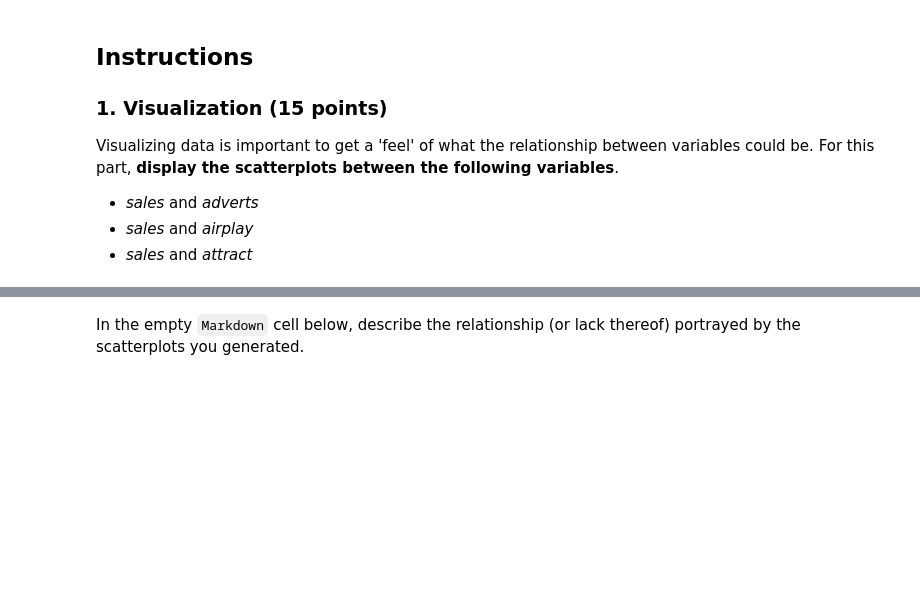
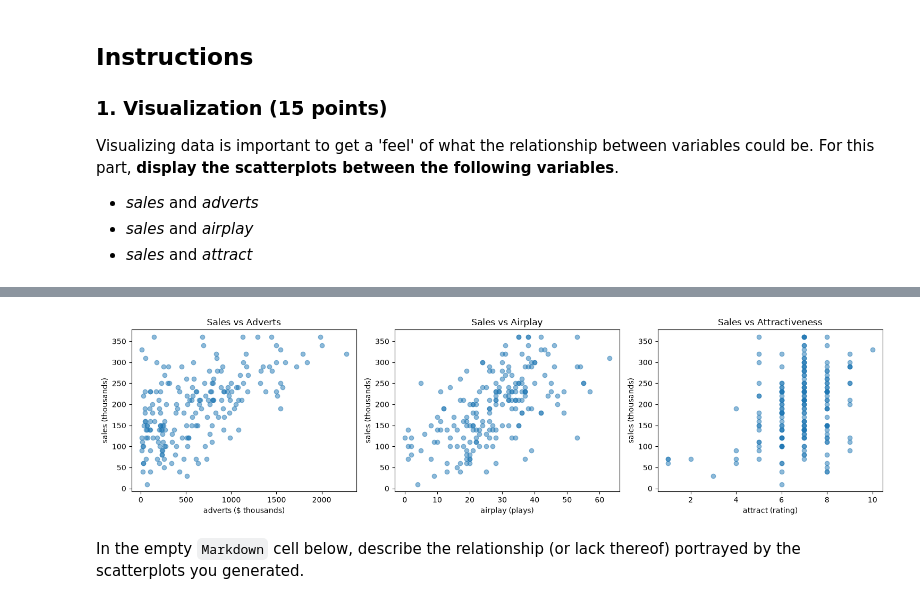
Before and after one commit to Theshjam/CSCI-4047-800, a Jupyter notebook: Mod04 Regression/Assignment/assignment_4.ipynb, the cells around one changed output, grey strips where cells are left out. Cells and saved outputs as stored; diff of their text form; code cells hidden in the pictures; blank space fills up the shorter version.

```diff
--- a/Mod04 Regression/Assignment/assignment_4.ipynb
+++ b/Mod04 Regression/Assignment/assignment_4.ipynb
@@ -22,0 +17,6 @@ Hi all!
+# %%
+import pandas as pd
+import matplotlib.pyplot as plt
+
+df = pd.read_csv("album_sales.csv")
+df.head()
@@ -23,2 +30,24 @@ Hi all!
+# %%
+fig, axes = plt.subplots(1, 3, figsize=(15, 4))
+
+axes[0].scatter(df['adverts'], df['sales'], alpha=0.5)
+axes[0].set_xlabel('adverts ($ thousands)')
+axes[0].set_ylabel('sales (thousands)')
+axes[0].set_title('Sales vs Adverts')
+
+axes[1].scatter(df['airplay'], df['sales'], alpha=0.5)
+axes[1].set_xlabel('airplay (plays)')
+axes[1].set_ylabel('sales (thousands)')
+axes[1].set_title('Sales vs Airplay')
+
+axes[2].scatter(df['attract'], df['sales'], alpha=0.5)
+axes[2].set_xlabel('attract (rating)')
+axes[2].set_ylabel('sales (thousands)')
+axes[2].set_title('Sales vs Attractiveness')
+
+plt.tight_layout()
+plt.show()
+# %% [output]
+[figure, added]
 # %% [markdown]
 In the empty `Markdown` cell below, describe the relationship (or lack thereof) portrayed by the scatterplots you generated.
```
Also changed, not shown: parts of 11 cells of this notebook.
